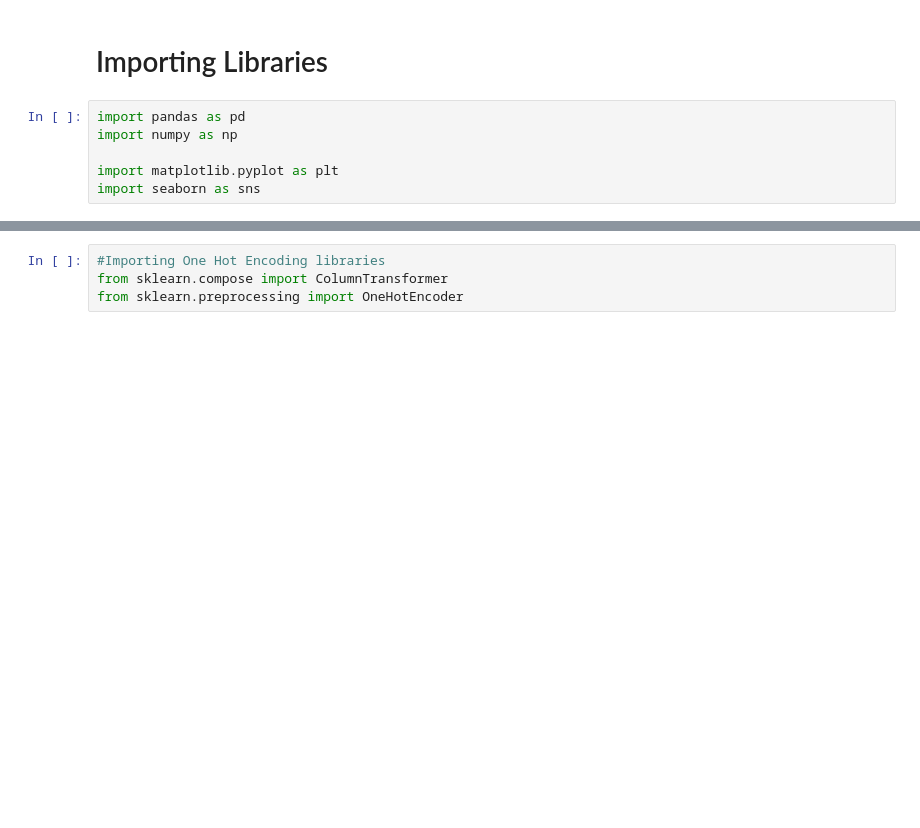
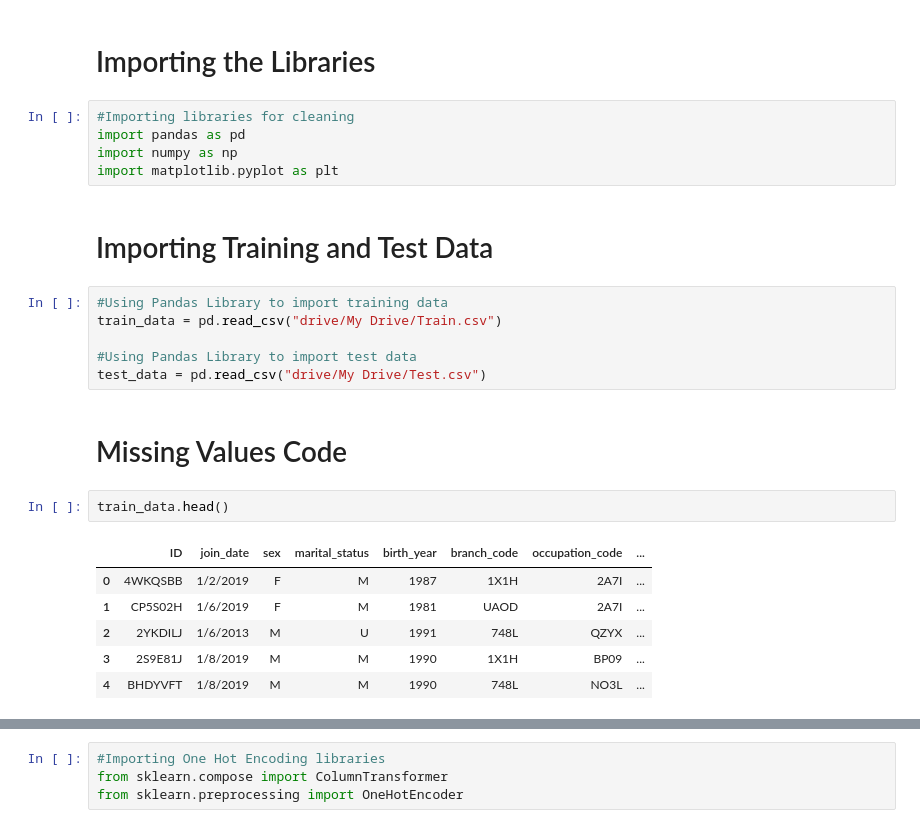
Before and after one commit to malcolmrite-dsi/CPT-House-Predictions, a Jupyter notebook: Data_Cleaning_Code.ipynb, the cells around one changed output, grey strips where cells are left out. Saved outputs shown, nothing was run; the diff lists cells and outputs as text; blank space fills up the shorter version.

```diff
--- a/Data_Cleaning_Code.ipynb
+++ b/Data_Cleaning_Code.ipynb
@@ -1,10 +1,28 @@
 # %% [markdown]
 <a href="https://colab.research.google.com/github/malcolmrite-dsi/CPT-House-Predictions/blob/master/Data_Cleaning_Code.ipynb" target="_parent"><img src="https://colab.research.google.com/assets/colab-badge.svg" alt="Open In Colab"/></a>
 # %% [markdown]
-# Importing Libraries
+# Importing the Libraries
 # %%
+#Importing libraries for cleaning
 import pandas as pd
 import numpy as np
-
 import matplotlib.pyplot as plt
-import seaborn as sns
+# %% [markdown]
+# Importing Training and Test Data
+# %%
+#Using Pandas Library to import training data
+train_data = pd.read_csv("drive/My Drive/Train.csv")
+
+#Using Pandas Library to import test data
+test_data = pd.read_csv("drive/My Drive/Test.csv")
+# %% [markdown]
+# Missing Values Code
+# %%
+train_data.head()
+# %% [output]
+|  | ID | join_date | sex | marital_status | birth_year | branch_code | occupation_code | ... |
+| 0 | 4WKQSBB | 1/2/2019 | F | M | 1987 | 1X1H | 2A7I | ... |
+| 1 | CP5S02H | 1/6/2019 | F | M | 1981 | UAOD | 2A7I | ... |
+| 2 | 2YKDILJ | 1/6/2013 | M | U | 1991 | 748L | QZYX | ... |
+| 3 | 2S9E81J | 1/8/2019 | M | M | 1990 | 1X1H | BP09 | ... |
+| 4 | BHDYVFT | 1/8/2019 | M | M | 1990 | 748L | NO3L | ... |
```
Also changed, not shown: parts of 82 cells of this notebook.
